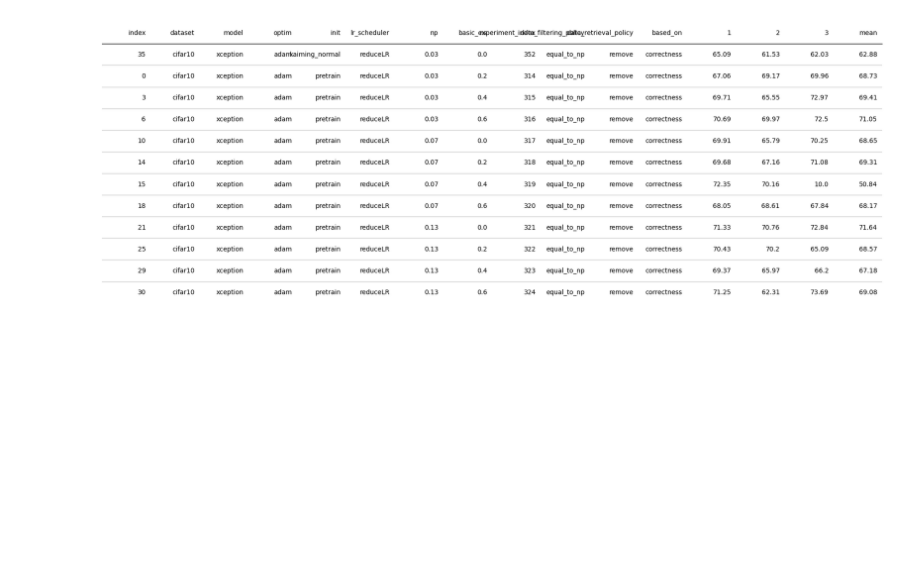
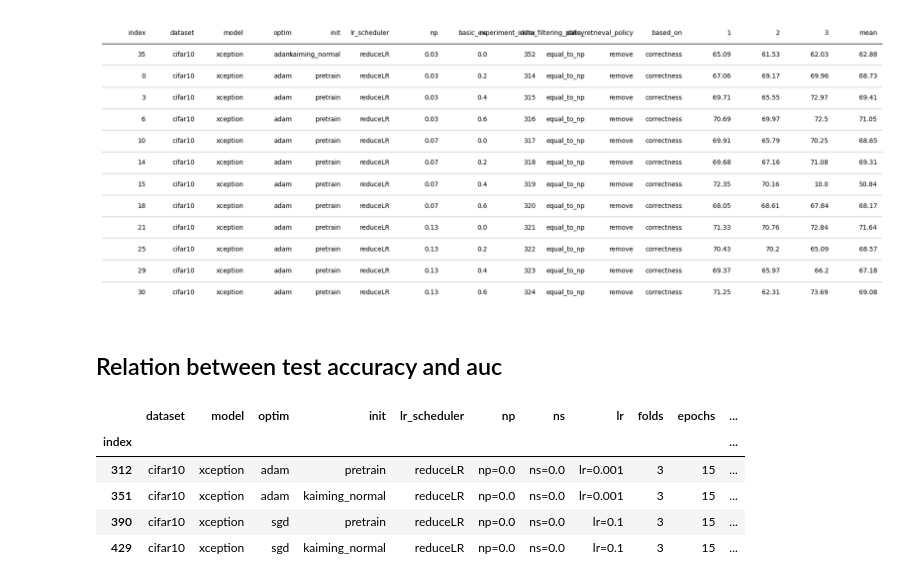
Before and after one commit to mj-haghighi/Anomaly-Detection, a Jupyter notebook: 1.test_acc.ipynb, the cells around one changed output. Drawn from its saved outputs; the diff is of its cells as text; code cells hidden in the pictures; blank space fills up the shorter version.

```diff
--- a/1.test_acc.ipynb
+++ b/1.test_acc.ipynb
@@ -192,3 +192,16 @@ tab = Table(table)
 plt.show()
 # %% [output]
 [figure]
+# %% [markdown]
+## Relation between test accuracy and auc
+# %%
+experiments = pd.read_csv(EXPERIMENT_INFO_PATH, index_col='index')
+target_experiments = experiments[(experiments['np'] == 'np=0.0') & (~ experiments['test_acc'].isna())]
+target_experiments
+# %% [output]
+|  | dataset | model | optim | init | lr_scheduler | np | ns | lr | folds | epochs | ... |
+| index |  |  |  |  |  |  |  |  |  |  | ... |
+| 312 | cifar10 | xception | adam | pretrain | reduceLR | np=0.0 | ns=0.0 | lr=0.001 | 3 | 15 | ... |
+| 351 | cifar10 | xception | adam | kaiming_normal | reduceLR | np=0.0 | ns=0.0 | lr=0.001 | 3 | 15 | ... |
+| 390 | cifar10 | xception | sgd | pretrain | reduceLR | np=0.0 | ns=0.0 | lr=0.1 | 3 | 15 | ... |
+| 429 | cifar10 | xception | sgd | kaiming_normal | reduceLR | np=0.0 | ns=0.0 | lr=0.1 | 3 | 15 | ... |
```
Also changed, not shown: parts of 4 cells of this notebook.
